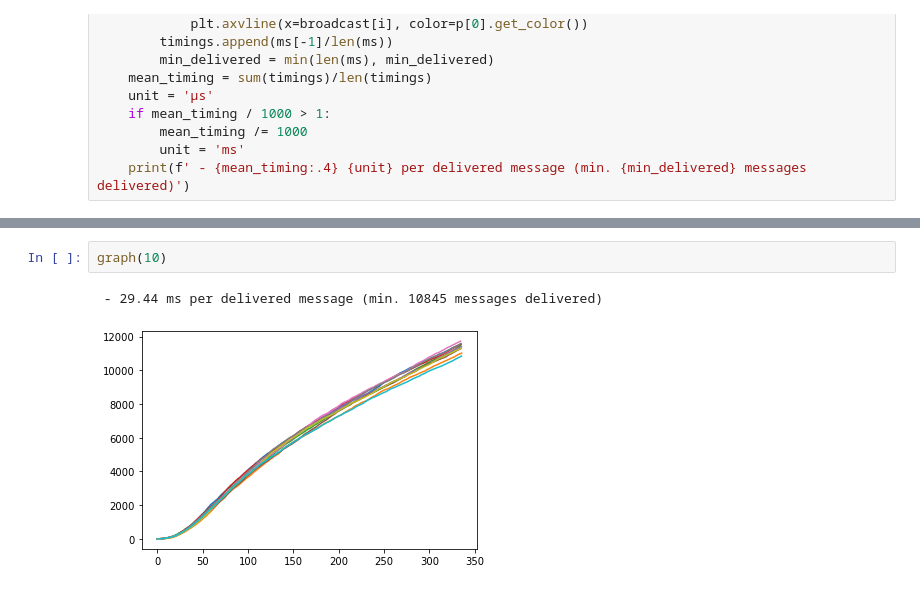
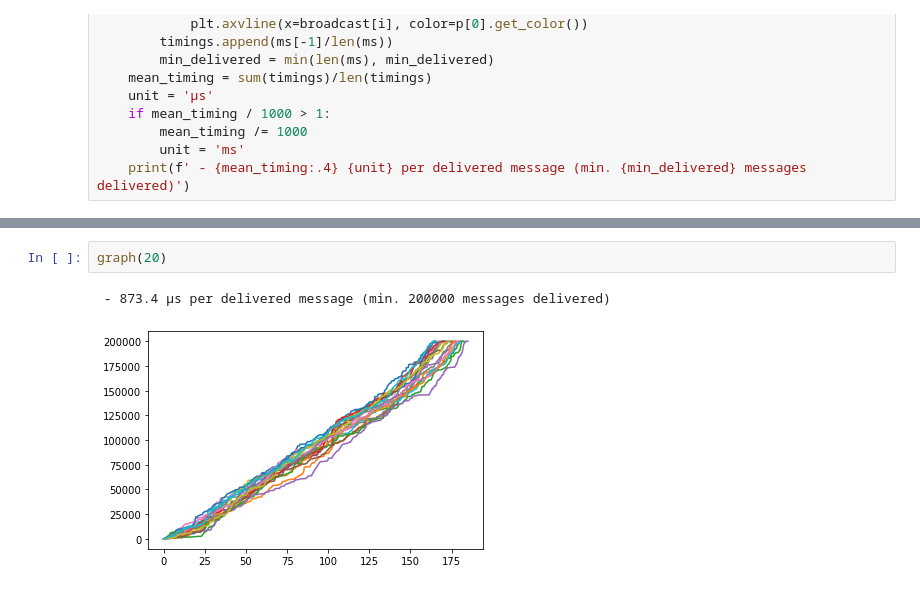
Before and after one commit to robinmamie/distributed-algorithms, a Jupyter notebook: timings.ipynb, the cells around one changed output, grey strips where cells are left out. Saved outputs shown, nothing was run; the diff lists cells and outputs as text.

```diff
--- a/timings.ipynb
+++ b/timings.ipynb
@@ -31,5 +31,5 @@ graph(2)
 # %%
-graph(10)
+graph(20)
 # %% [output]
- - 29.44 ms per delivered message (min. 10845 messages delivered)
+ - 873.4 µs per delivered message (min. 200000 messages delivered)
-[figure, old version]
+[figure, new version]
```
Also changed, not shown: parts of 2 cells of this notebook, 12 other files.
